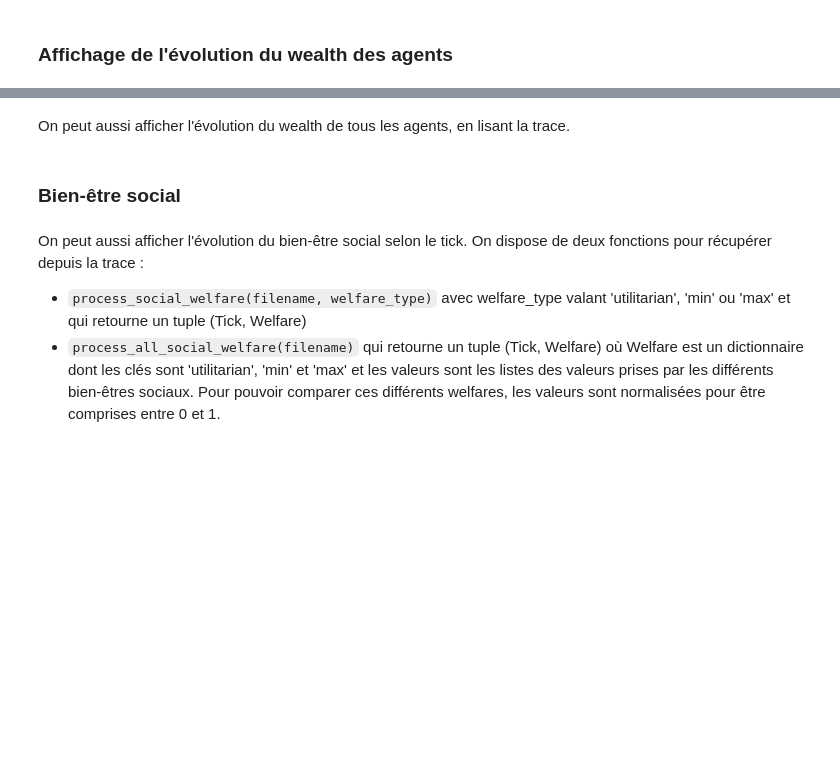
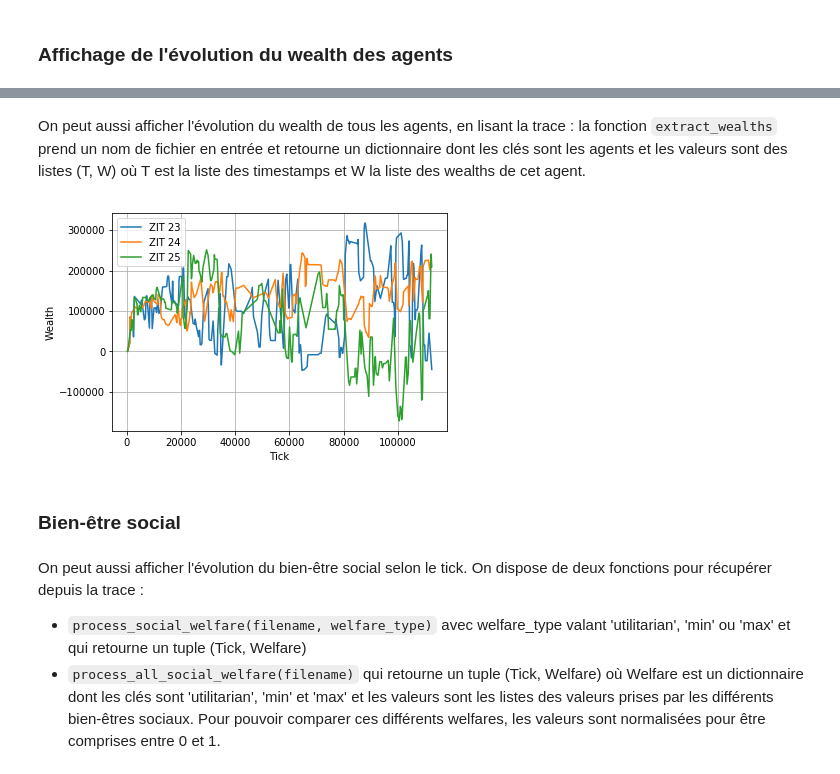
Before and after one commit to cristal-smac/atomPython, a Jupyter notebook: Atom.ipynb, the cells around one changed output, grey strips where cells are left out. Saved outputs shown, nothing was run; the diff lists cells and outputs as text; code cells hidden in the pictures; blank space fills up the shorter version.

```diff
--- a/Atom.ipynb
+++ b/Atom.ipynb
@@ -89,18 +222,17 @@ print(t_min.get_infos(m))
-# %% [markdown]
-On peut aussi afficher l'évolution du wealth de tous les agents, en lisant la trace.
+# %% [markdown]
+On peut aussi afficher l'évolution du wealth de tous les agents, en lisant la trace : la fonction `extract_wealths` prend un nom de fichier en entrée et retourne un dictionnaire dont les clés sont les agents et les valeurs sont des listes (T, W) où T est la liste des timestamps et W la liste des wealths de cet agent.
 # %%
-Wealth = process_wealth('trace.dat')
-# process_wealth prend en entrée le nom du fichier dans lequel la trace est écrite
-# et retourne un dictionnaire dont les clés sont les noms des agents
-# et la valeur un tuple (liste des ticks, liste des wealth)
+Wealth = extract_wealths('trace.dat')
 for agent in Wealth.keys():
     T, W = Wealth[agent]
     plt.plot(T, W, '-', label=agent)
 plt.legend(loc='best')
 plt.grid()
 plt.xlabel('Tick')
 plt.ylabel('Wealth')
 plt.show()
+# %% [output]
+[figure, added]
 # %% [markdown]
 ### Bien-être social
 # %% [markdown]
```
Also changed, not shown: parts of 34 cells of this notebook, 5 other files.
